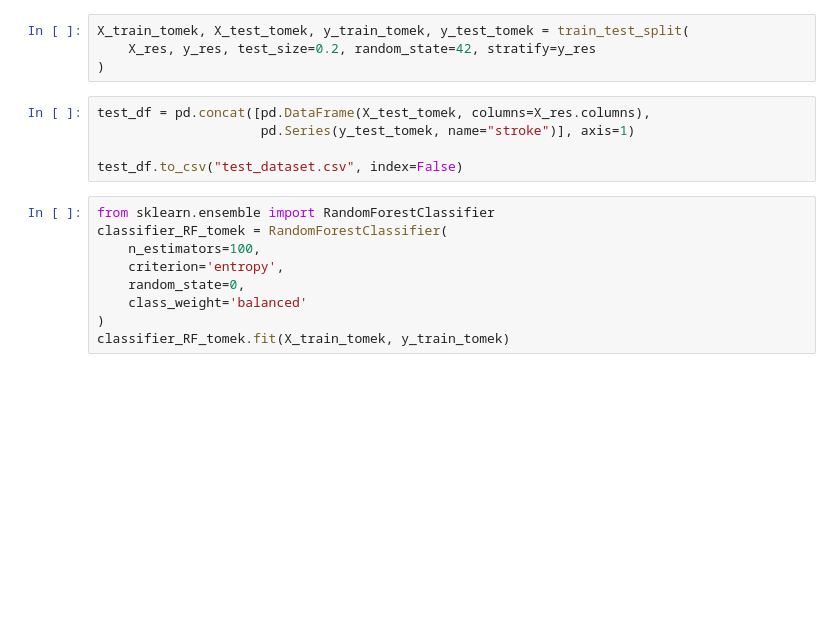
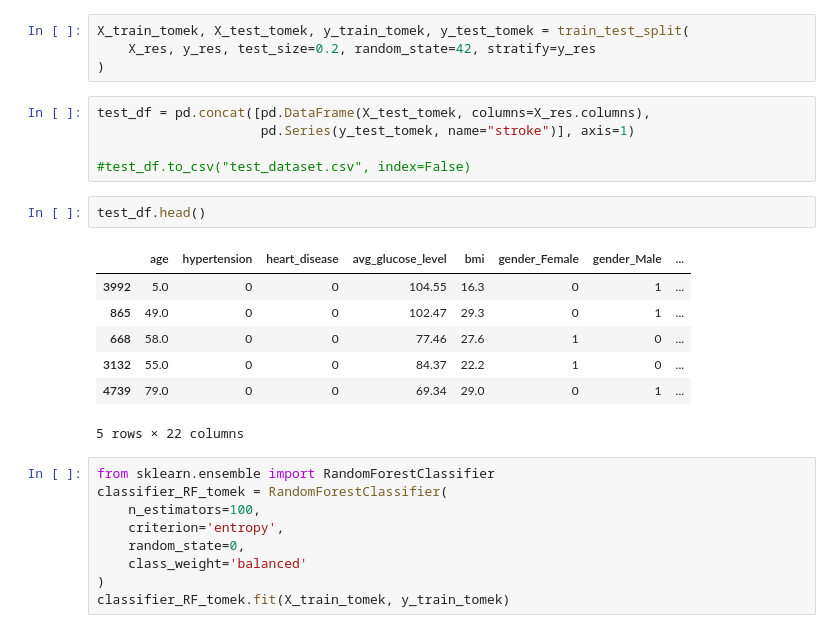
Before and after one commit to AnnaFurgalaWojas/Heart-disease-dataset, a Jupyter notebook: Analysis_Heart_disease-kopia.ipynb, the cells around one changed output. Drawn from its saved outputs; the diff is of its cells as text; blank space fills up the shorter version.

```diff
--- a/Analysis_Heart_disease-kopia.ipynb
+++ b/Analysis_Heart_disease-kopia.ipynb
@@ -496,7 +496,17 @@ X_train_tomek, X_test_tomek, y_train_tomek, y_test_tomek = train_test_split(
 test_df = pd.concat([pd.DataFrame(X_test_tomek, columns=X_res.columns),
                      pd.Series(y_test_tomek, name="stroke")], axis=1)
 
-test_df.to_csv("test_dataset.csv", index=False)
+#test_df.to_csv("test_dataset.csv", index=False)
+# %%
+test_df.head()
+# %% [output]
+|  | age | hypertension | heart_disease | avg_glucose_level | bmi | gender_Female | gender_Male | ... |
+| 3992 | 5.0 | 0 | 0 | 104.55 | 16.3 | 0 | 1 | ... |
+| 865 | 49.0 | 0 | 0 | 102.47 | 29.3 | 0 | 1 | ... |
+| 668 | 58.0 | 0 | 0 | 77.46 | 27.6 | 1 | 0 | ... |
+| 3132 | 55.0 | 0 | 0 | 84.37 | 22.2 | 1 | 0 | ... |
+| 4739 | 79.0 | 0 | 0 | 69.34 | 29.0 | 0 | 1 | ... |
+5 rows × 22 columns
 # %%
 from sklearn.ensemble import RandomForestClassifier
 classifier_RF_tomek = RandomForestClassifier(
```
Also changed, not shown: parts of 3 cells of this notebook, 4 other files.
